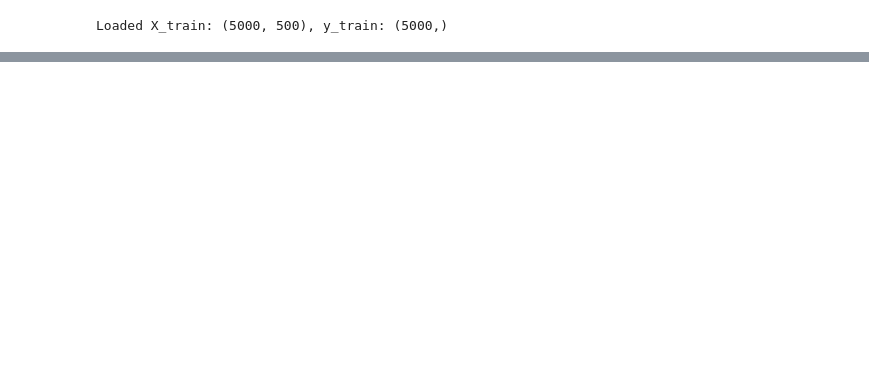
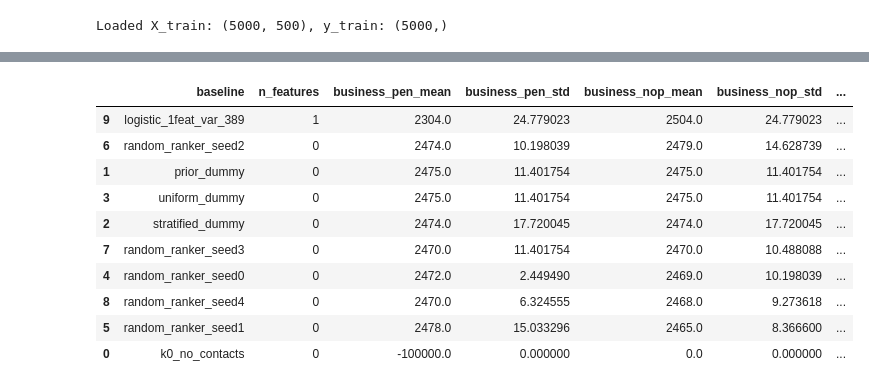
Before and after one commit to Pawlo77/cost-effective, a Jupyter notebook: notebooks/baseline.ipynb, the cells around one changed output, grey strips where cells are left out. Cells and saved outputs as stored; diff of their text form; code cells hidden in the pictures; blank space fills up the shorter version.

```diff
--- a/notebooks/baseline.ipynb
+++ b/notebooks/baseline.ipynb
@@ -107,0 +56,78 @@ Majority Baseline Results (5-fold CV):
+# %%
+def baseline_summary_row(result: dict) -> dict:
+    s = result["summary"]
+    return {
+        "baseline": result["name"],
+        "n_features": result["n_features"],
+        "business_pen_mean": s["business_with_var_penalty"]["mean"],
+        "business_pen_std": s["business_with_var_penalty"]["std"],
+        "business_nop_mean": s["business_no_var_penalty"]["mean"],
+        "business_nop_std": s["business_no_var_penalty"]["std"],
+        "f1_topk_mean": s["f1_topk"]["mean"],
+        "f1_topk_std": s["f1_topk"]["std"],
+    }
+
+
+zeros_pred = np.zeros(len(y), dtype=int)
+k0_reference = {
+    "business_with_var_penalty": float(business_score_from_binary(y, zeros_pred, n_features)),
+    "business_no_var_penalty": float(business_score_from_binary(y, zeros_pred, 0)),
+}
+
+X0 = zero_feature_matrix(len(y))
+reference_cv: list[dict] = []
+
+for name, estimator in [
+    ("prior_dummy", make_dummy_baseline("prior")),
+    ("stratified_dummy", make_dummy_baseline("stratified")),
+    ("uniform_dummy", make_dummy_baseline("uniform")),
+]:
+    reference_cv.append(cross_validate_baseline(name, estimator, X0, y, cv=cv))
+
+for seed in range(5):
+    reference_cv.append(
+        cross_validate_baseline(
+            f"random_ranker_seed{seed}",
+            RandomScoreClassifier(random_state=seed),
+            X0,
+            y,
+            cv=cv,
+        )
+    )
+
+best_feat = best_univariate_feature(X_train, y_train)
+reference_cv.append(
+    cross_validate_baseline(
+        f"logistic_1feat_{best_feat}",
+        make_logistic_baseline_pipeline(C=1.0),
+        X_train[[best_feat]].values,
+        y,
+        cv=cv,
+    )
+)
+
+reference_df = pd.DataFrame([baseline_summary_row(r) for r in reference_cv])
+reference_df = pd.concat(
+    [
+        pd.DataFrame([
+            {
+                "baseline": "k0_no_contacts",
+                "n_features": 0,
+                "business_pen_mean": k0_reference["business_with_var_penalty"],
+                "business_pen_std": 0.0,
+                "business_nop_mean": k0_reference["business_no_var_penalty"],
+                "business_nop_std": 0.0,
+                "f1_topk_mean": 0.0,
+                "f1_topk_std": 0.0,
+            }
+        ]),
+        reference_df,
+    ],
+    ignore_index=True,
+)
+
+print("k=0 (no contacts):", k0_reference)
+print()
+print("Reference baselines (5-fold CV):")
+reference_df.sort_values("business_nop_mean", ascending=False)
+# %% [output]
@@ -108 +137,12 @@ Majority Baseline Results (5-fold CV):
+|  | baseline | n_features | business_pen_mean | business_pen_std | business_nop_mean | business_nop_std | ... |
+| 9 | logistic_1feat_var_389 | 1 | 2304.0 | 24.779023 | 2504.0 | 24.779023 | ... |
+| 6 | random_ranker_seed2 | 0 | 2474.0 | 10.198039 | 2479.0 | 14.628739 | ... |
+| 1 | prior_dummy | 0 | 2475.0 | 11.401754 | 2475.0 | 11.401754 | ... |
+| 3 | uniform_dummy | 0 | 2475.0 | 11.401754 | 2475.0 | 11.401754 | ... |
+| 2 | stratified_dummy | 0 | 2474.0 | 17.720045 | 2474.0 | 17.720045 | ... |
+| 7 | random_ranker_seed3 | 0 | 2470.0 | 11.401754 | 2470.0 | 10.488088 | ... |
+| 4 | random_ranker_seed0 | 0 | 2472.0 | 2.449490 | 2469.0 | 10.198039 | ... |
+| 8 | random_ranker_seed4 | 0 | 2470.0 | 6.324555 | 2468.0 | 9.273618 | ... |
+| 5 | random_ranker_seed1 | 0 | 2478.0 | 15.033296 | 2465.0 | 8.366600 | ... |
+| 0 | k0_no_contacts | 0 | -100000.0 | 0.000000 | 0.0 | 0.000000 | ... |
 # %%
```
Also changed, not shown: parts of 13 cells of this notebook, 7 other files.
